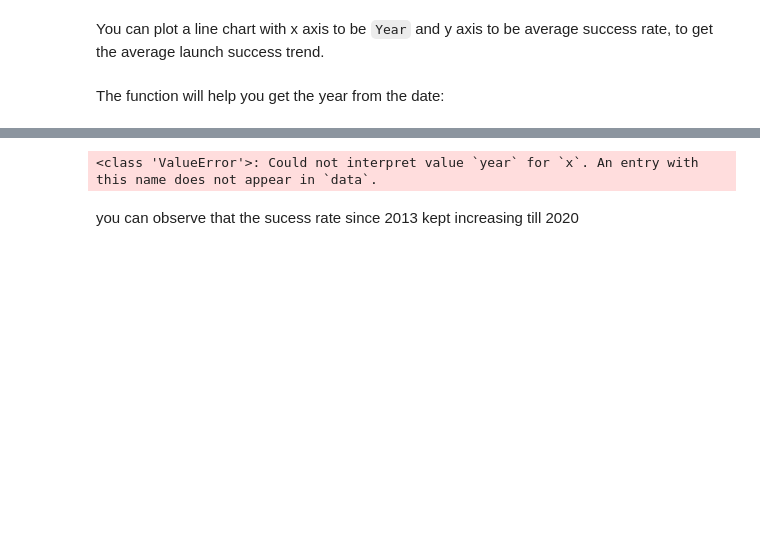
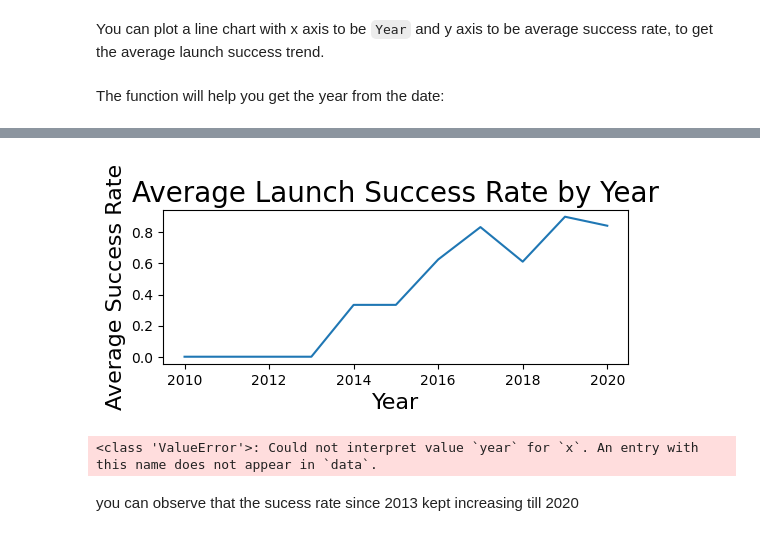
Before and after one commit to vidyalakshmia/testrepo, a Jupyter notebook: edadataviz.ipynb, the cells around one changed output, grey strips where cells are left out. Cells and saved outputs as stored; diff of their text form; code cells hidden in the pictures; blank space fills up the shorter version.

```diff
--- a/edadataviz.ipynb
+++ b/edadataviz.ipynb
@@ -190,4 +192,19 @@ def Extract_year():
 Extract_year()
 df['Date'] = year
 df.head()
+mean_class_by_year = df.groupby('Date')['Class'].mean().reset_index()
+
+# Convert 'Year' to numeric (just in case)
+mean_class_by_year['Date'] = pd.to_numeric(mean_class_by_year['Date'])
+plt.figure(figsize=(6, 2))
+# Create a line plot
+sns.lineplot(x="Date", y="Class", data=mean_class_by_year)
+
+# Set labels and title
+plt.xlabel("Year", fontsize=16)
+plt.ylabel("Average Success Rate", fontsize=16)
+plt.title("Average Launch Success Rate by Year", fontsize=20)
+
+# Show the plot
+plt.show()
 # %% [output]
@@ -200,3 +211,4 @@ df.head()
+[figure, added]
 # %%
 # Plot a line chart with x axis to be the extracted year and y axis to be the success rate
 sns.lineplot(x="year", y="Successrate", hue="Class", data=df)
```
Also changed, not shown: parts of 4 cells of this notebook.
